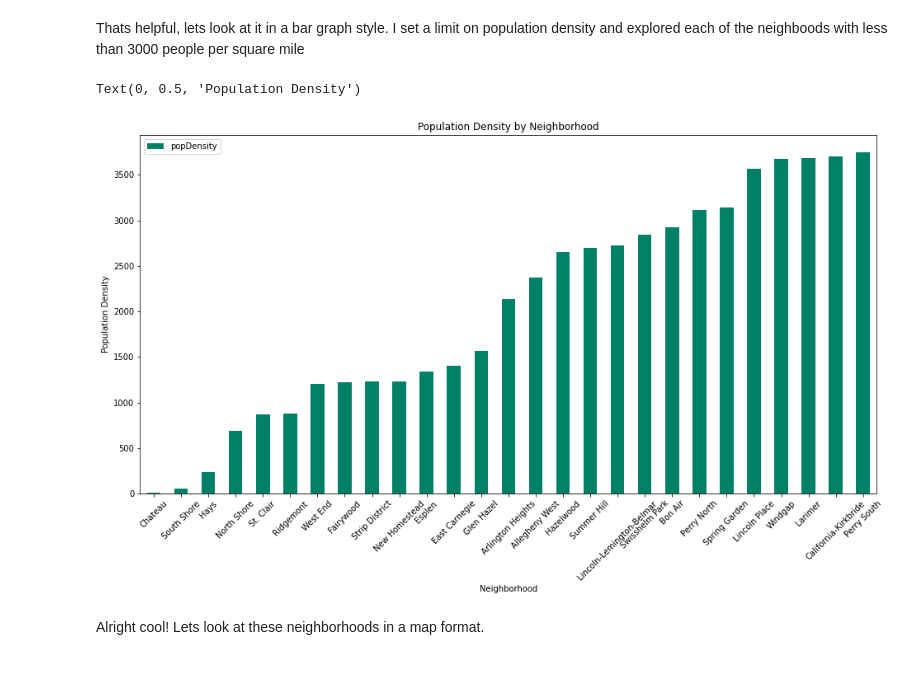
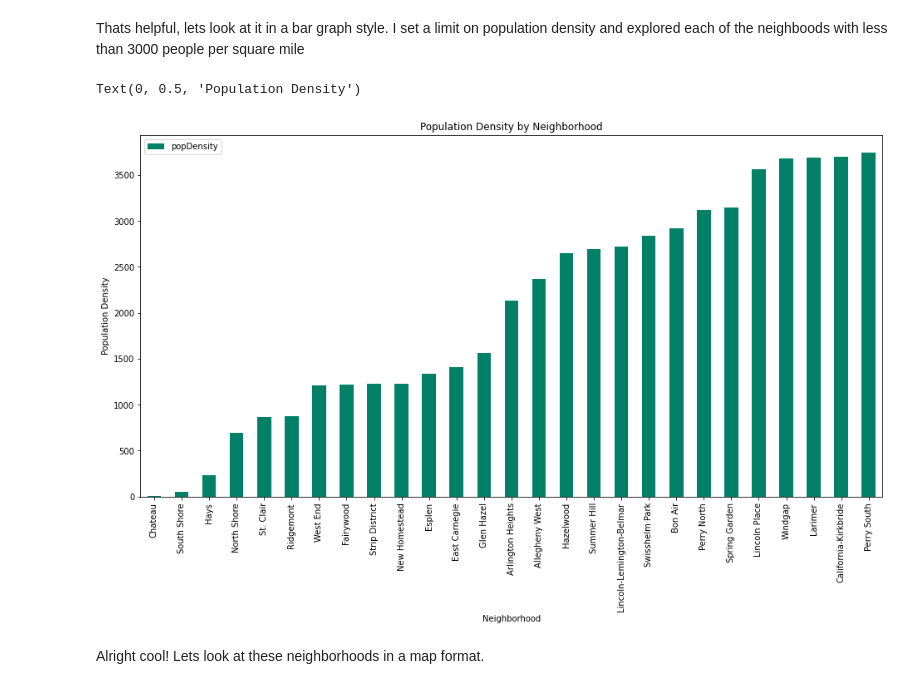
Before and after one commit to anikaGJ/toBeAPanther, a Jupyter notebook: BestNeighborhoodProject.ipynb, the cells around one changed output. Saved outputs shown, nothing was run; the diff lists cells and outputs as text; code cells hidden in the pictures.

Commit message:
bar graph update

```diff
--- a/BestNeighborhoodProject.ipynb
+++ b/BestNeighborhoodProject.ipynb
@@ -198,19 +198,19 @@ Thats helpful, lets look at it in a bar graph style. I set a limit on population
 # %%
 
 
 limit = 3800  ##Making the population density limit 3800 people per sq mile
 bar_mask = density['popDensity'] < limit ##Printing everything under that limit
 
 lowPop = density[bar_mask]
 
-chart = lowPop.plot.bar(x="Neighborhood", y="popDensity", colormap="summer", rot=45, figsize=(16,8))
+chart = lowPop.plot.bar(x="Neighborhood", y="popDensity", colormap="summer", figsize=(16,8))
 
 chart.set_title("Population Density by Neighborhood")
 chart.set_xlabel("Neighborhood")
 chart.set_ylabel("Population Density")
 # %% [output]
 Text(0, 0.5, 'Population Density')
-[figure, old version]
+[figure, new version]
 # %% [markdown]
 Alright cool! Lets look at these neighborhoods in a map format.
 # %%
```
